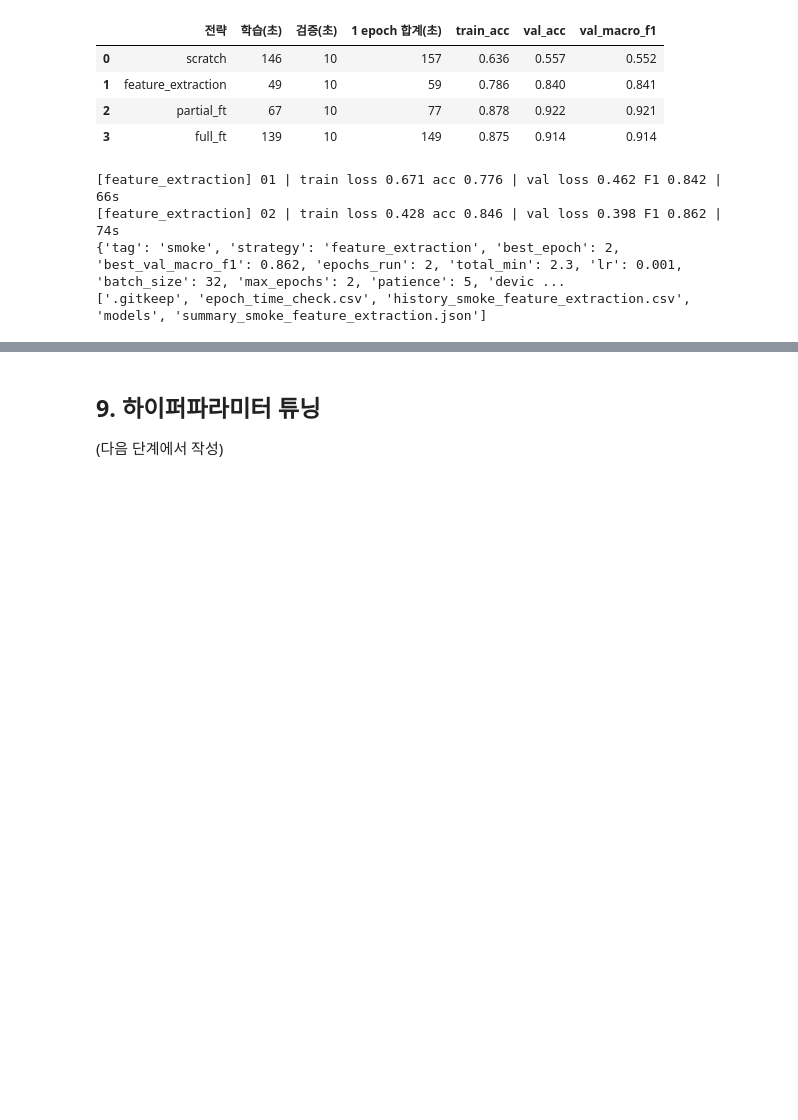
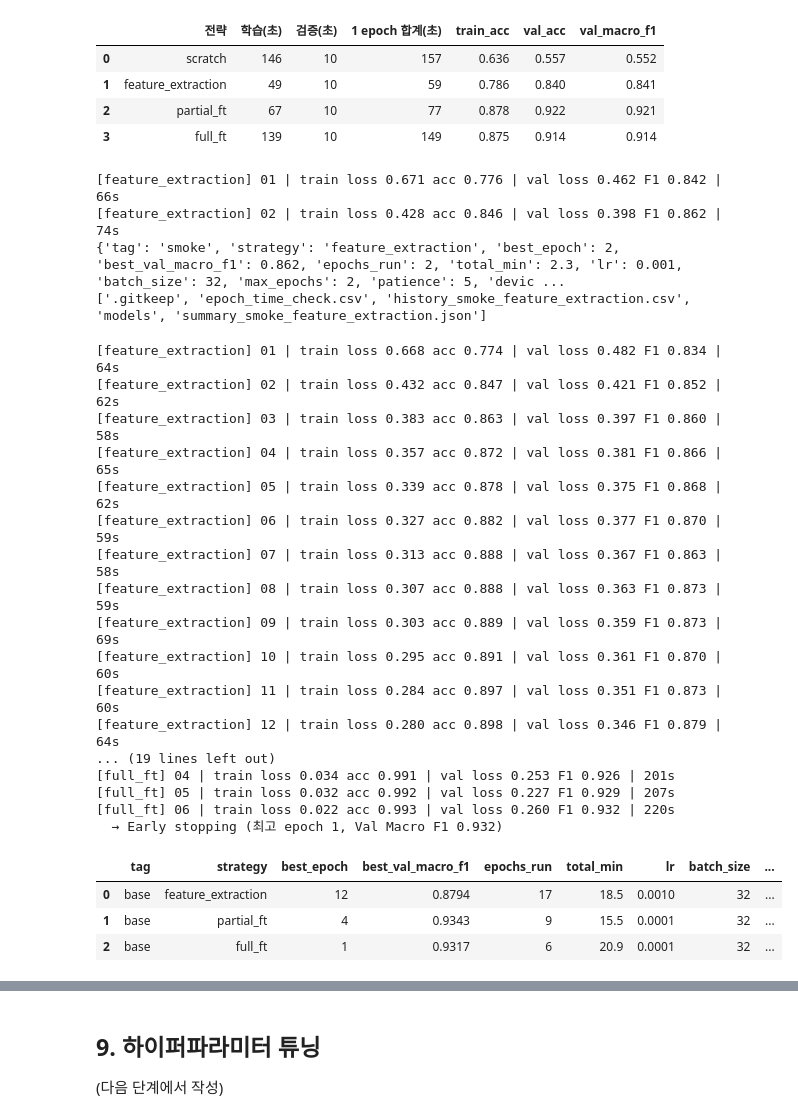
Before and after one commit to ehdwls1452/CV_Project_2, a Jupyter notebook: notebooks/03_modeling.ipynb, the cells around one changed output, grey strips where cells are left out. Cells and saved outputs as stored; diff of their text form; code cells hidden in the pictures; blank space fills up the shorter version.

```diff
--- a/notebooks/03_modeling.ipynb
+++ b/notebooks/03_modeling.ipynb
@@ -252,11 +252,31 @@ print(sorted(p.name for p in RESULT_DIR.iterdir()))
 ['.gitkeep', 'epoch_time_check.csv', 'history_smoke_feature_extraction.csv', 'models', 'summary_smoke_feature_extraction.json']
 # %%
 all_summaries = []
-for s in STRATEGIES:
+for s in ["feature_extraction", "partial_ft", "full_ft"]:
     try:
         all_summaries.append(train_strategy(s))
     except Exception as e:
-        print(f"!! {s} 실패: {e}")        # 한 전략이 실패해도 나머지는 계속 진행
-summary_df = pd.DataFrame(all_summaries)
-summary_df.to_csv(RESULT_DIR / "summary_base_all.csv", index=False)
-summary_df
+        print(f"!! {s} 실패: {e}")
+pd.DataFrame(all_summaries)
+# %% [output]
+[feature_extraction] 01 | train loss 0.668 acc 0.774 | val loss 0.482 F1 0.834 | 64s
+[feature_extraction] 02 | train loss 0.432 acc 0.847 | val loss 0.421 F1 0.852 | 62s
+[feature_extraction] 03 | train loss 0.383 acc 0.863 | val loss 0.397 F1 0.860 | 58s
+[feature_extraction] 04 | train loss 0.357 acc 0.872 | val loss 0.381 F1 0.866 | 65s
+[feature_extraction] 05 | train loss 0.339 acc 0.878 | val loss 0.375 F1 0.868 | 62s
+[feature_extraction] 06 | train loss 0.327 acc 0.882 | val loss 0.377 F1 0.870 | 59s
+[feature_extraction] 07 | train loss 0.313 acc 0.888 | val loss 0.367 F1 0.863 | 58s
+[feature_extraction] 08 | train loss 0.307 acc 0.888 | val loss 0.363 F1 0.873 | 59s
+[feature_extraction] 09 | train loss 0.303 acc 0.889 | val loss 0.359 F1 0.873 | 69s
+[feature_extraction] 10 | train loss 0.295 acc 0.891 | val loss 0.361 F1 0.870 | 60s
+[feature_extraction] 11 | train loss 0.284 acc 0.897 | val loss 0.351 F1 0.873 | 60s
+[feature_extraction] 12 | train loss 0.280 acc 0.898 | val loss 0.346 F1 0.879 | 64s
+... (19 lines left out)
+[full_ft] 04 | train loss 0.034 acc 0.991 | val loss 0.253 F1 0.926 | 201s
+[full_ft] 05 | train loss 0.032 acc 0.992 | val loss 0.227 F1 0.929 | 207s
+[full_ft] 06 | train loss 0.022 acc 0.993 | val loss 0.260 F1 0.932 | 220s
+  → Early stopping (최고 epoch 1, Val Macro F1 0.932)
+|  | tag | strategy | best_epoch | best_val_macro_f1 | epochs_run | total_min | lr | batch_size | ... |
+| 0 | base | feature_extraction | 12 | 0.8794 | 17 | 18.5 | 0.0010 | 32 | ... |
+| 1 | base | partial_ft | 4 | 0.9343 | 9 | 15.5 | 0.0001 | 32 | ... |
+| 2 | base | full_ft | 1 | 0.9317 | 6 | 20.9 | 0.0001 | 32 | ... |
```
Also changed, not shown: parts of 5 cells of this notebook.
